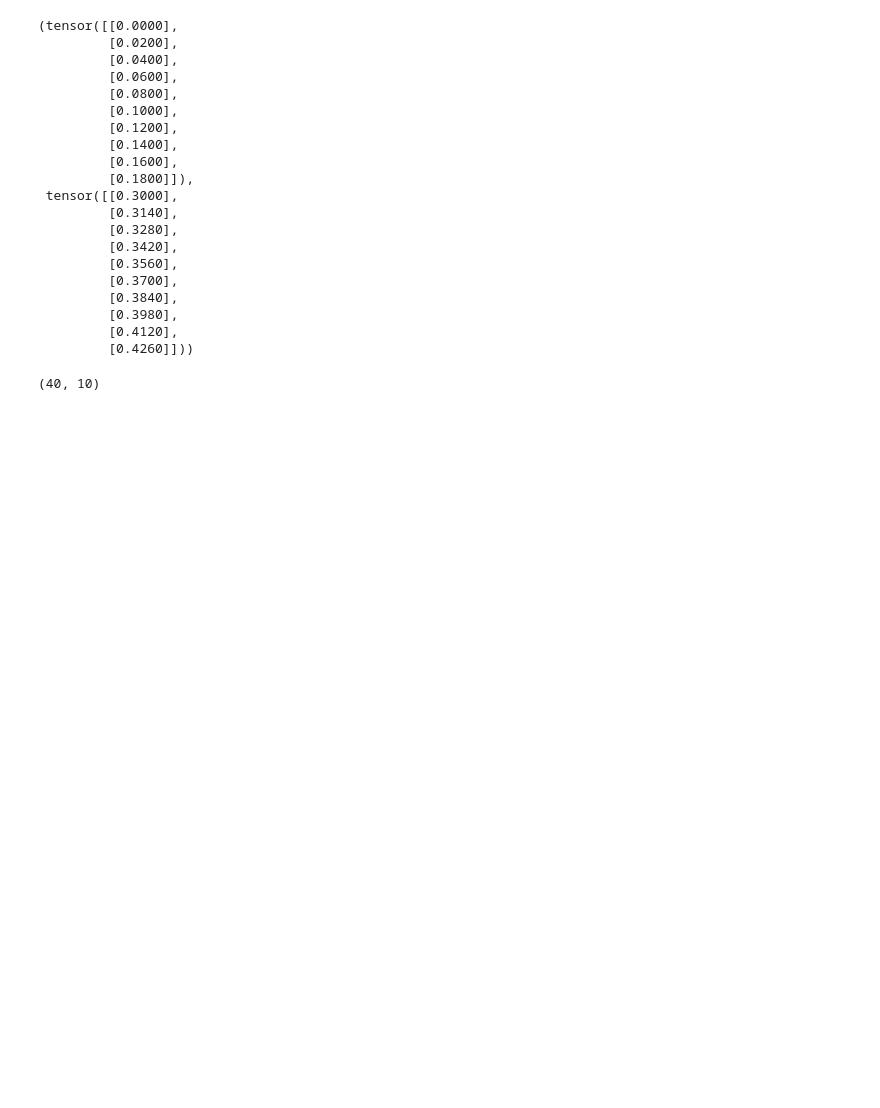
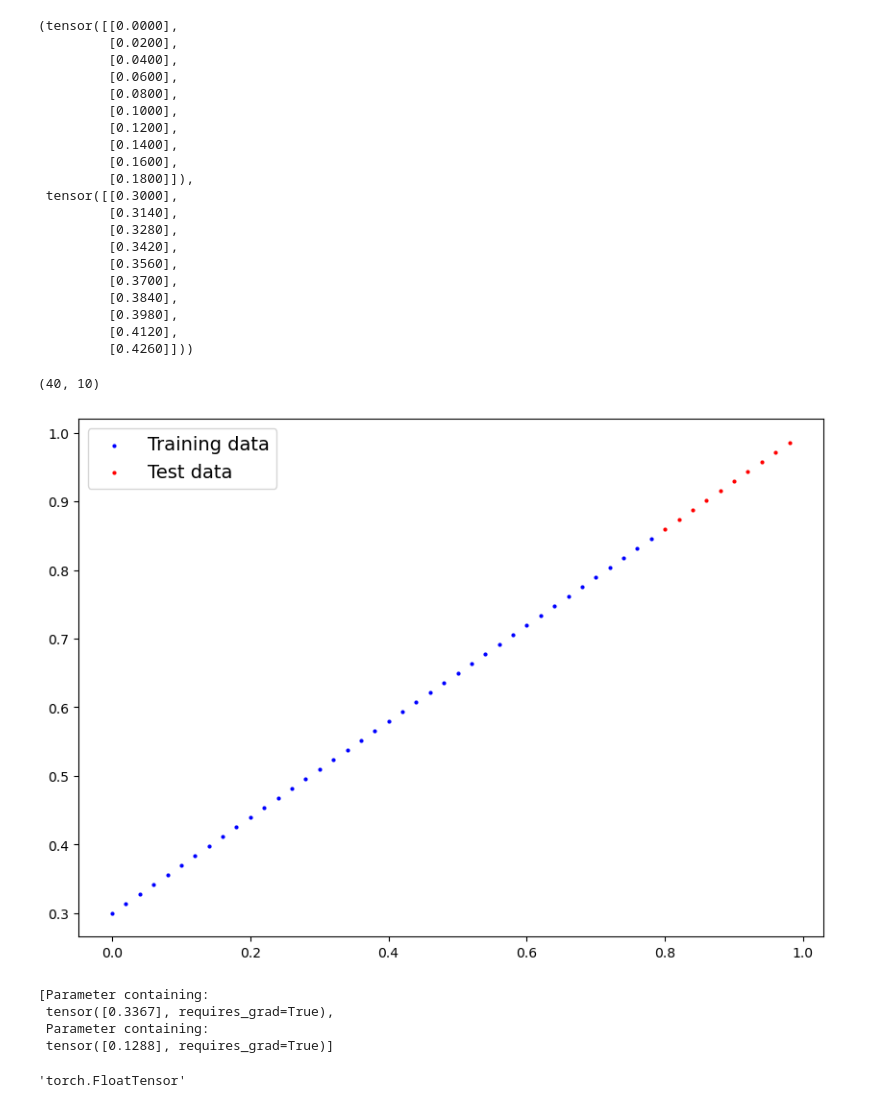
Before and after one commit to allen-aan/pytorch_zero_to_master, a Jupyter notebook: pytorch_01.ipynb, the cells around one changed output. Drawn from its saved outputs; the diff is of its cells as text; code cells hidden in the pictures; blank space fills up the shorter version.

```diff
--- a/pytorch_01.ipynb
+++ b/pytorch_01.ipynb
@@ -50,3 +50,17 @@ x_test, y_test =  x[train_split : ], y[train_split : ]
 len(x_train), len(x_test)
 # %% [output]
 (40, 10)
+# %%
+def plot_predictions( train_data = x_train, train_labels = y_train, test_data = x_test, test_labels= y_test, prediction = None):
+    #plot training data, test data and prediction
+    plt.figure( figsize=(10 ,7))
+    plt.scatter( train_data, train_labels, c='b', s=4, label="Training data" )
+    plt.scatter( test_data, test_labels, c='r', s=4, label="Test data")
+
+    if prediction is not None:
+        plt.scatter( test_data, prediction, c='g', s=4, label="Prediction")
+
+    plt.legend(prop={"size": 14})
+plot_predictions()
+# %% [output]
+[figure, added]
@@ -52,0 +77,13 @@ len(x_train), len(x_test)
+# %%
+torch.manual_seed(42)
+model_0 = LinearRegressionModel()
+list(model_0.parameters())
+# %% [output]
+[Parameter containing:
+ tensor([0.3367], requires_grad=True),
+ Parameter containing:
+ tensor([0.1288], requires_grad=True)]
+# %%
+model_0.state_dict()
+# %% [output]
+'torch.FloatTensor'
```
Also changed, not shown: parts of 4 cells of this notebook.
